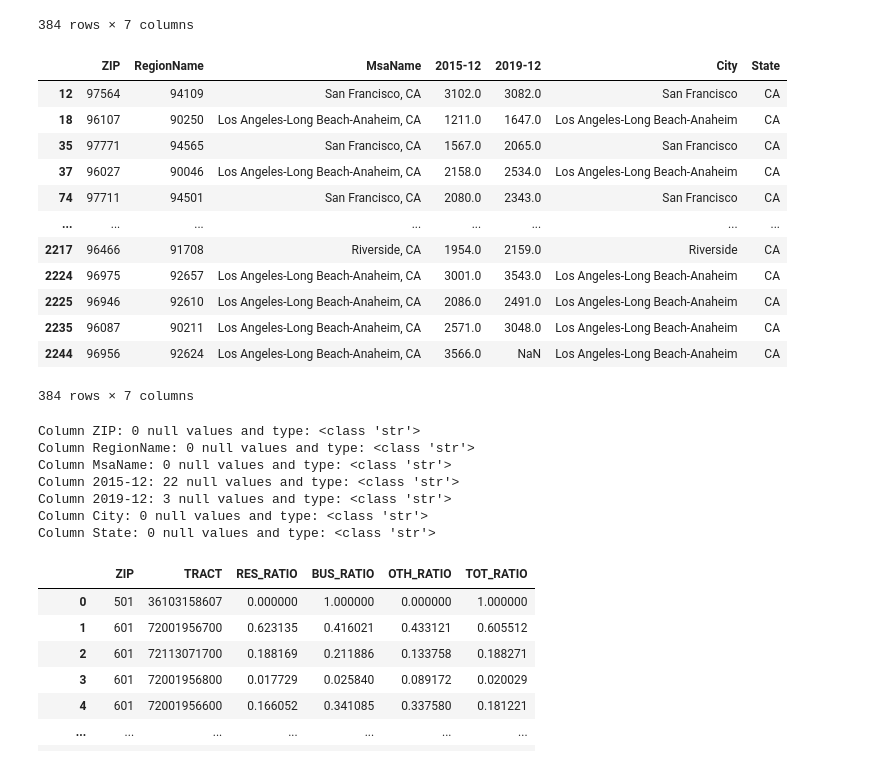
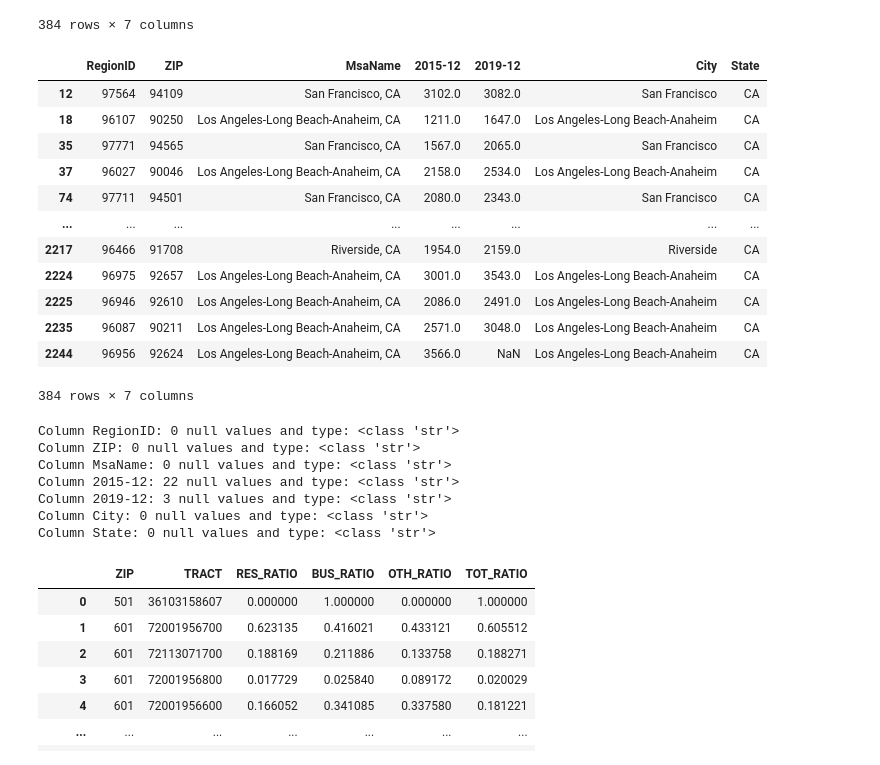
Before and after one commit to haileliya/RealEstateProject, a Jupyter notebook: Clean_Zillow_Data/Clean_zillow_rent.ipynb, the cells around one changed output. Drawn from its saved outputs; the diff is of its cells as text; code cells hidden in the pictures.

```diff
--- a/Clean_Zillow_Data/Clean_zillow_rent.ipynb
+++ b/Clean_Zillow_Data/Clean_zillow_rent.ipynb
@@ -127,10 +127,10 @@ ca_zillow_rent_df
 | 2244 | 96956 | 92624 | Los Angeles-Long Beach-Anaheim, CA | 3566.0 | NaN | Los Angeles-Long Beach-Anaheim | CA |
 384 rows × 7 columns
 # %%
-ca_zillow_rent_df = ca_zillow_rent_df.rename(columns={"RegionID": "ZIP"})
+ca_zillow_rent_df = ca_zillow_rent_df.rename(columns={"RegionName": "ZIP"})
 ca_zillow_rent_df
 # %% [output]
-|  | ZIP | RegionName | MsaName | 2015-12 | 2019-12 | City | State |
+|  | RegionID | ZIP | MsaName | 2015-12 | 2019-12 | City | State |
 | 12 | 97564 | 94109 | San Francisco, CA | 3102.0 | 3082.0 | San Francisco | CA |
 | 18 | 96107 | 90250 | Los Angeles-Long Beach-Anaheim, CA | 1211.0 | 1647.0 | Los Angeles-Long Beach-Anaheim | CA |
 | 35 | 97771 | 94565 | San Francisco, CA | 1567.0 | 2065.0 | San Francisco | CA |
@@ -147,8 +147,8 @@ ca_zillow_rent_df
 for column in ca_zillow_rent_df.columns:
     print(f"Column {column}: {ca_zillow_rent_df[column].isnull().sum()} null values and type: {type(column)}")
 # %% [output]
+Column RegionID: 0 null values and type: <class 'str'>
 Column ZIP: 0 null values and type: <class 'str'>
-Column RegionName: 0 null values and type: <class 'str'>
 Column MsaName: 0 null values and type: <class 'str'>
 Column 2015-12: 22 null values and type: <class 'str'>
 Column 2019-12: 3 null values and type: <class 'str'>
```
Also changed, not shown: parts of 5 cells of this notebook, 10 other files.
